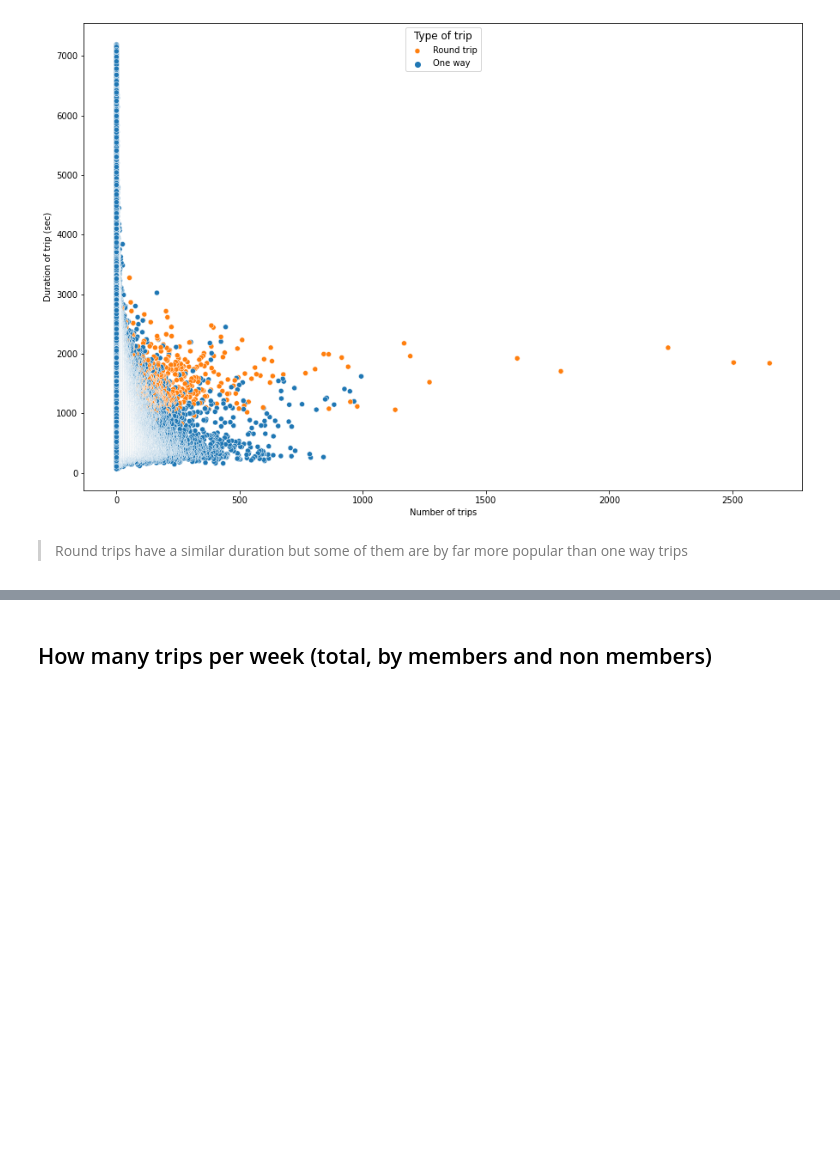
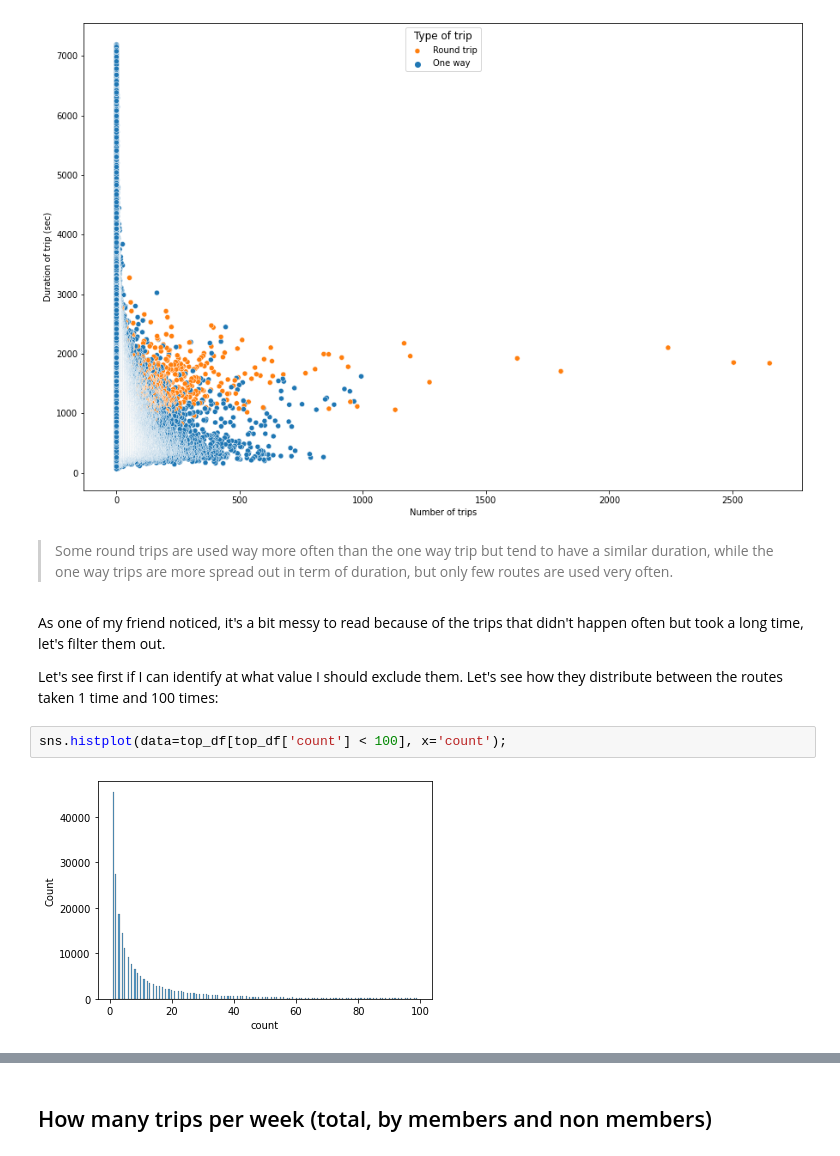
Before and after one commit to srasetti/bixi, a Jupyter notebook: Bixi.ipynb, the cells around one changed output, grey strips where cells are left out. Cells and saved outputs as stored; diff of their text form; blank space fills up the shorter version.

Commit message:
More graphs

```diff
--- a/Bixi.ipynb
+++ b/Bixi.ipynb
@@ -544,5 +544,13 @@ g.set(xlabel="Number of trips", ylabel="Duration of trip (sec)");
 plt.legend(title='Type of trip', loc='upper center', labels=['Round trip','One way'],title_fontsize="large");
 # %% [output]
 [figure]
-# %% [markdown]
-> Round trips have a similar duration but some of them are by far more popular than one way trips
+# %% [markdown]
+> Some round trips are used way more often than the one way trip but tend to have a similar duration, while the one way trips are more spread out in term of duration, but only few routes are used very often.
+# %% [markdown]
+As one of my friend noticed, it's a bit messy to read because of the trips that didn't happen often but took a long time, let's filter them out.
+
+Let's see first if I can identify at what value I should exclude them. Let's see how they distribute between the routes taken 1 time and 100 times:
+# %%
+sns.histplot(data=top_df[top_df['count'] < 100], x='count');
+# %% [output]
+[figure, added]
```
Also changed, not shown: parts of 13 cells of this notebook, 1 other file.
